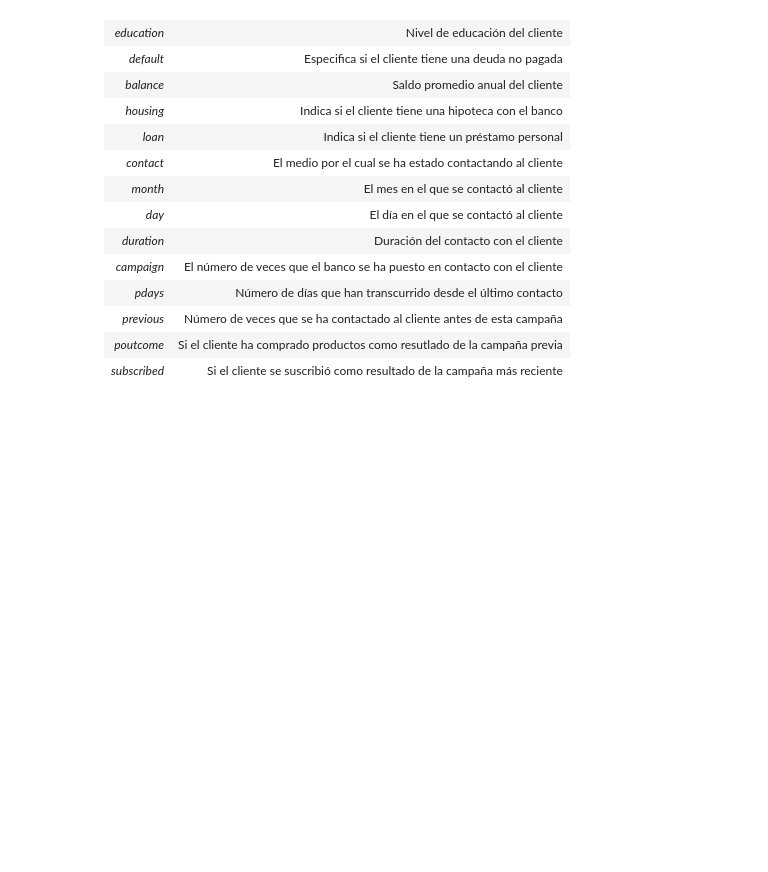
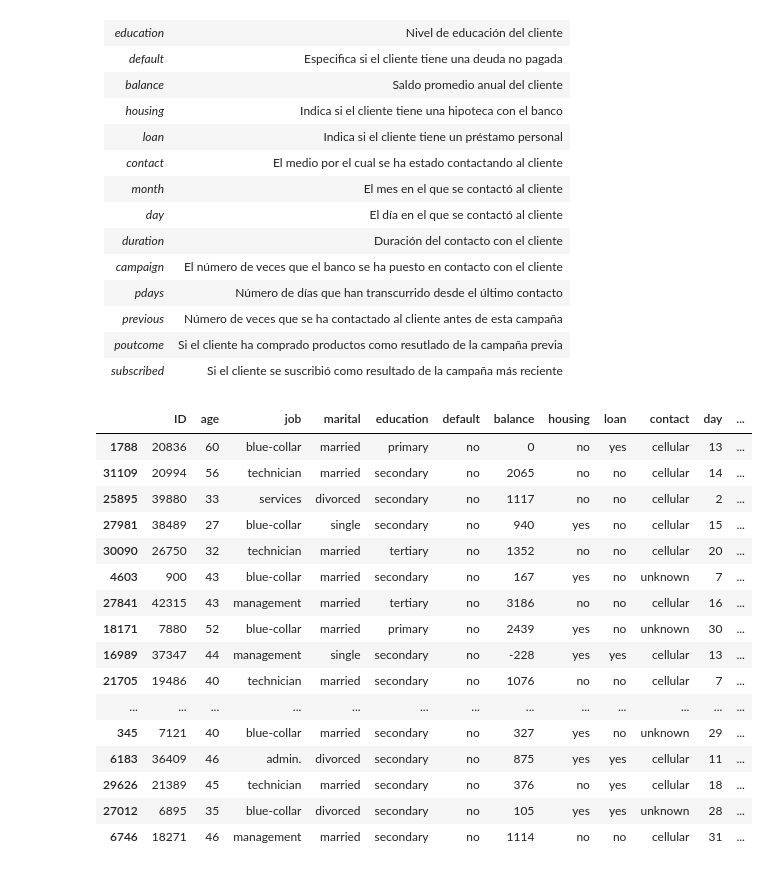
Before and after one commit to cajivar/term-deposit, a Jupyter notebook: depositos-lead-scoring-clean.ipynb, the cells around one changed output. Cells and saved outputs as stored; diff of their text form; code cells hidden in the pictures; blank space fills up the shorter version.

```diff
--- a/depositos-lead-scoring-clean.ipynb
+++ b/depositos-lead-scoring-clean.ipynb
@@ -51,0 +55,21 @@ Este problema se conoce como *lead scoring*.
+# %%
+train = pd.read_csv('train.csv')
+train.sample(20)
+# %% [output]
+|  | ID | age | job | marital | education | default | balance | housing | loan | contact | day | ... |
+| 1788 | 20836 | 60 | blue-collar | married | primary | no | 0 | no | yes | cellular | 13 | ... |
+| 31109 | 20994 | 56 | technician | married | secondary | no | 2065 | no | no | cellular | 14 | ... |
+| 25895 | 39880 | 33 | services | divorced | secondary | no | 1117 | no | no | cellular | 2 | ... |
+| 27981 | 38489 | 27 | blue-collar | single | secondary | no | 940 | yes | no | cellular | 15 | ... |
+| 30090 | 26750 | 32 | technician | married | tertiary | no | 1352 | no | no | cellular | 20 | ... |
+| 4603 | 900 | 43 | blue-collar | married | secondary | no | 167 | yes | no | unknown | 7 | ... |
+| 27841 | 42315 | 43 | management | married | tertiary | no | 3186 | no | no | cellular | 16 | ... |
+| 18171 | 7880 | 52 | blue-collar | married | primary | no | 2439 | yes | no | unknown | 30 | ... |
+| 16989 | 37347 | 44 | management | single | secondary | no | -228 | yes | yes | cellular | 13 | ... |
+| 21705 | 19486 | 40 | technician | married | secondary | no | 1076 | no | no | cellular | 7 | ... |
+| ... | ... | ... | ... | ... | ... | ... | ... | ... | ... | ... | ... | ... |
+| 345 | 7121 | 40 | blue-collar | married | secondary | no | 327 | yes | no | unknown | 29 | ... |
+| 6183 | 36409 | 46 | admin. | divorced | secondary | no | 875 | yes | yes | cellular | 11 | ... |
+| 29626 | 21389 | 45 | technician | married | secondary | no | 376 | no | yes | cellular | 18 | ... |
+| 27012 | 6895 | 35 | blue-collar | divorced | secondary | no | 105 | yes | yes | unknown | 28 | ... |
+| 6746 | 18271 | 46 | management | married | secondary | no | 1114 | no | no | cellular | 31 | ... |
```
Also changed, not shown: parts of 83 cells of this notebook, 6 other files.
